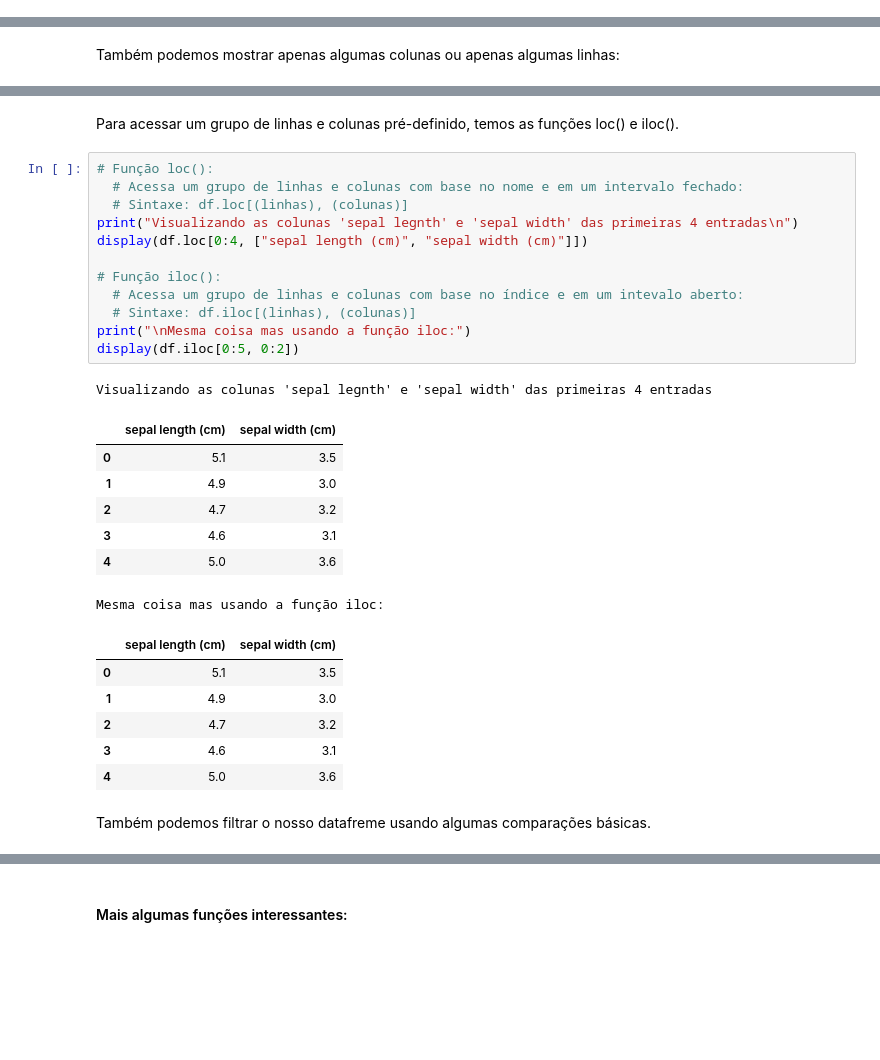
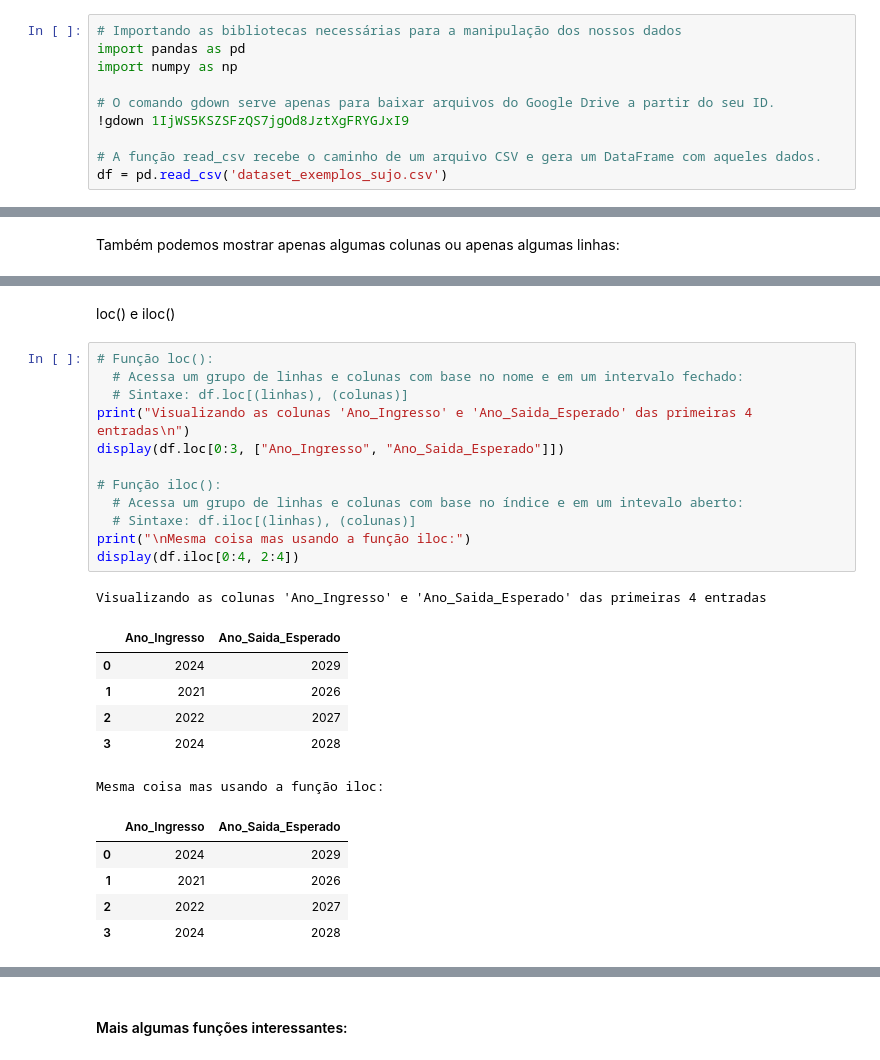
Before and after one commit to PETCC-UFRN/minicurso-ciencia-de-dados, a Jupyter notebook: aulas/Limpeza.ipynb, the cells around one changed output, grey strips where cells are left out. Saved outputs shown, nothing was run; the diff lists cells and outputs as text; blank space fills up the shorter version.

```diff
--- a/aulas/Limpeza.ipynb
+++ b/aulas/Limpeza.ipynb
@@ -124,0 +109,10 @@ df['species'] = df['species'].map({0: 'setosa', 1: 'versicolor', 2: 'virginica'}
+# %%
+# Importando as bibliotecas necessárias para a manipulação dos nossos dados
+import pandas as pd
+import numpy as np
+
+# O comando gdown serve apenas para baixar arquivos do Google Drive a partir do seu ID.
+!gdown 1IjWS5KSZSFzQS7jgOd8JztXgFRYGJxI9
+
+# A função read_csv recebe o caminho de um arquivo CSV e gera um DataFrame com aqueles dados.
+df = pd.read_csv('dataset_exemplos_sujo.csv')
@@ -272,31 +270,27 @@ Primeiras 9 linhas:
-# %% [markdown]
-Para acessar um grupo de linhas e colunas pré-definido, temos as funções loc() e iloc().
+# %% [markdown]
+loc() e iloc()
 # %%
 # Função loc():
   # Acessa um grupo de linhas e colunas com base no nome e em um intervalo fechado:
   # Sintaxe: df.loc[(linhas), (colunas)]
-print("Visualizando as colunas 'sepal legnth' e 'sepal width' das primeiras 4 entradas\n")
-display(df.loc[0:4, ["sepal length (cm)", "sepal width (cm)"]])
+print("Visualizando as colunas 'Ano_Ingresso' e 'Ano_Saida_Esperado' das primeiras 4 entradas\n")
+display(df.loc[0:3, ["Ano_Ingresso", "Ano_Saida_Esperado"]])
 
 # Função iloc():
   # Acessa um grupo de linhas e colunas com base no índice e em um intevalo aberto:
   # Sintaxe: df.iloc[(linhas), (colunas)]
 print("\nMesma coisa mas usando a função iloc:")
-display(df.iloc[0:5, 0:2])
+display(df.iloc[0:4, 2:4])
 # %% [output]
-Visualizando as colunas 'sepal legnth' e 'sepal width' das primeiras 4 entradas
+Visualizando as colunas 'Ano_Ingresso' e 'Ano_Saida_Esperado' das primeiras 4 entradas
-|  | sepal length (cm) | sepal width (cm) |
-| 0 | 5.1 | 3.5 |
-| 1 | 4.9 | 3.0 |
-| 2 | 4.7 | 3.2 |
-| 3 | 4.6 | 3.1 |
-| 4 | 5.0 | 3.6 |
+|  | Ano_Ingresso | Ano_Saida_Esperado |
+| 0 | 2024 | 2029 |
+| 1 | 2021 | 2026 |
+| 2 | 2022 | 2027 |
+| 3 | 2024 | 2028 |
 Mesma coisa mas usando a função iloc:
-|  | sepal length (cm) | sepal width (cm) |
-| 0 | 5.1 | 3.5 |
-| 1 | 4.9 | 3.0 |
-| 2 | 4.7 | 3.2 |
-| 3 | 4.6 | 3.1 |
-| 4 | 5.0 | 3.6 |
+|  | Ano_Ingresso | Ano_Saida_Esperado |
+| 0 | 2024 | 2029 |
+| 1 | 2021 | 2026 |
+| 2 | 2022 | 2027 |
+| 3 | 2024 | 2028 |
-# %% [markdown]
-Também podemos filtrar o nosso datafreme usando algumas comparações básicas.
```
Also changed, not shown: parts of 47 cells of this notebook.
